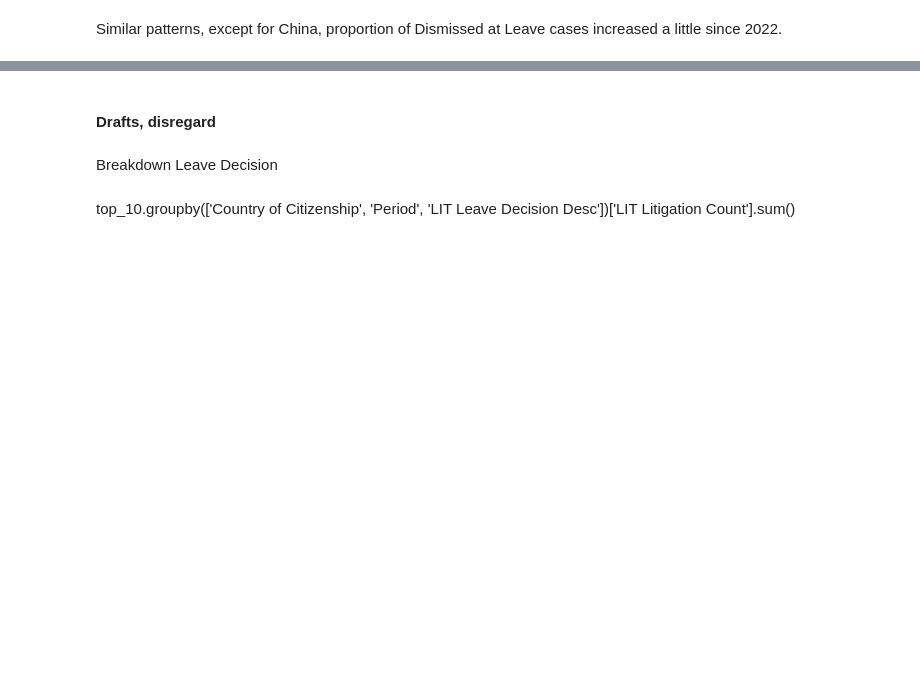
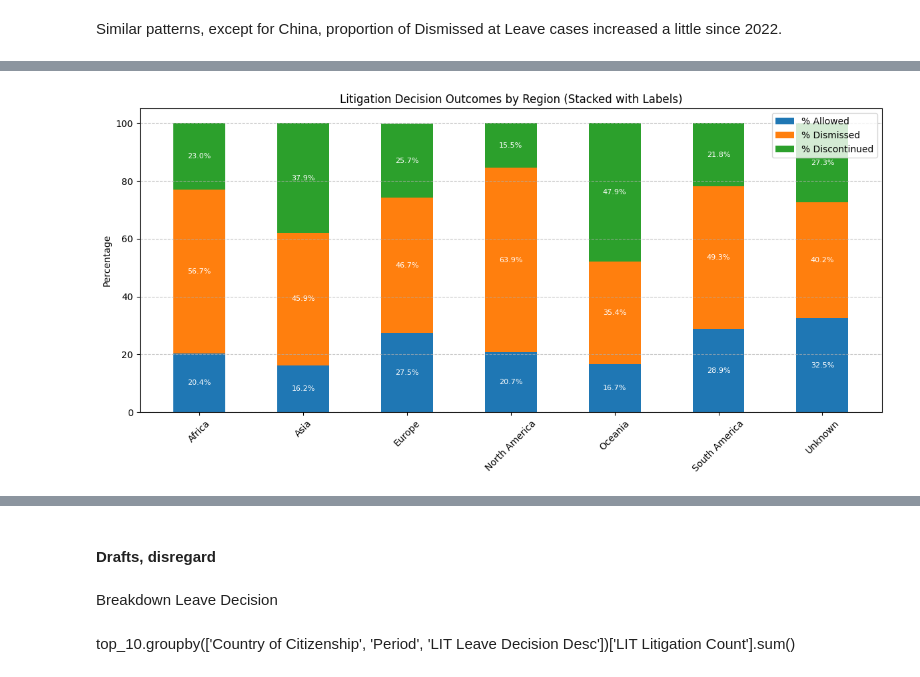
Before and after one commit to ismailbhinder/Public-Transparency-for-Immigration-Law-Canada, a Jupyter notebook: notebooks/EDA litigation case data.ipynb, the cells around one changed output, grey strips where cells are left out. Saved outputs shown, nothing was run; the diff lists cells and outputs as text; code cells hidden in the pictures; blank space fills up the shorter version.

```diff
--- a/notebooks/EDA litigation case data.ipynb
+++ b/notebooks/EDA litigation case data.ipynb
@@ -839,0 +1009,36 @@ Similar patterns, except for China, proportion of Dismissed at Leave cases incre
+# %%
+import matplotlib.pyplot as plt
+import numpy as np
+
+# Data
+regions = ['Africa', 'Asia', 'Europe', 'North America', 'Oceania', 'South America', 'Unknown']
+pct_allowed = [20.4, 16.2, 27.5, 20.7, 16.7, 28.9, 32.5]
+pct_dismissed = [56.7, 45.9, 46.7, 63.9, 35.4, 49.3, 40.2]
+pct_discontinued = [23.0, 37.9, 25.7, 15.5, 47.9, 21.8, 27.3]
+
+# Stack positions
+x = np.arange(len(regions))
+bar_width = 0.5
+
+# Plot
+plt.figure(figsize=(12, 6))
+p1 = plt.bar(x, pct_allowed, width=bar_width, label='% Allowed')
+p2 = plt.bar(x, pct_dismissed, bottom=pct_allowed, width=bar_width, label='% Dismissed')
+bottom2 = np.array(pct_allowed) + np.array(pct_dismissed)
+p3 = plt.bar(x, pct_discontinued, bottom=bottom2, width=bar_width, label='% Discontinued')
+
+# Add labels
+for bars, heights in zip([p1, p2, p3], [pct_allowed, pct_dismissed, pct_discontinued]):
+    for bar, height in zip(bars, heights):
+        y = bar.get_y() + bar.get_height() / 2
+        plt.text(bar.get_x() + bar.get_width()/2, y, f'{height}%', ha='center', va='center', fontsize=8, color='white')
+
+plt.xticks(x, regions, rotation=45)
+plt.ylabel('Percentage')
+plt.title('Litigation Decision Outcomes by Region (Stacked with Labels)')
+plt.legend()
+plt.grid(axis='y', linestyle='--', alpha=0.7)
+plt.tight_layout()
+plt.show()
+# %% [output]
+[figure, added]
```
Also changed, not shown: parts of 24 cells of this notebook.
